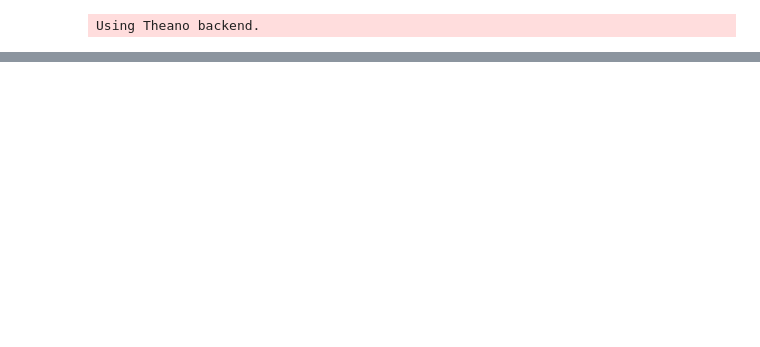
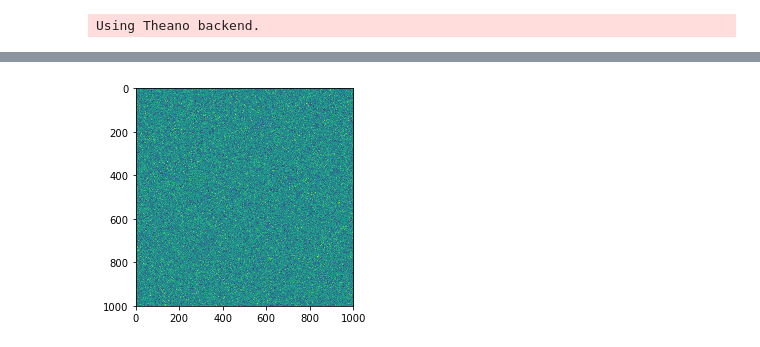
Before and after one commit to yang-zhang/code-data-science, a Jupyter notebook: python.ipynb, the cells around one changed output, grey strips where cells are left out. Drawn from its saved outputs; the diff is of its cells as text; code cells hidden in the pictures; blank space fills up the shorter version.

```diff
--- a/python.ipynb
+++ b/python.ipynb
@@ -6,0 +11,4 @@ Using Theano backend.
+# %%
+plt.imshow(np.random.randn(1000, 1000));
+# %% [output]
+[figure, added]
```
Also changed, not shown: parts of 6 cells of this notebook, 1 other file.
